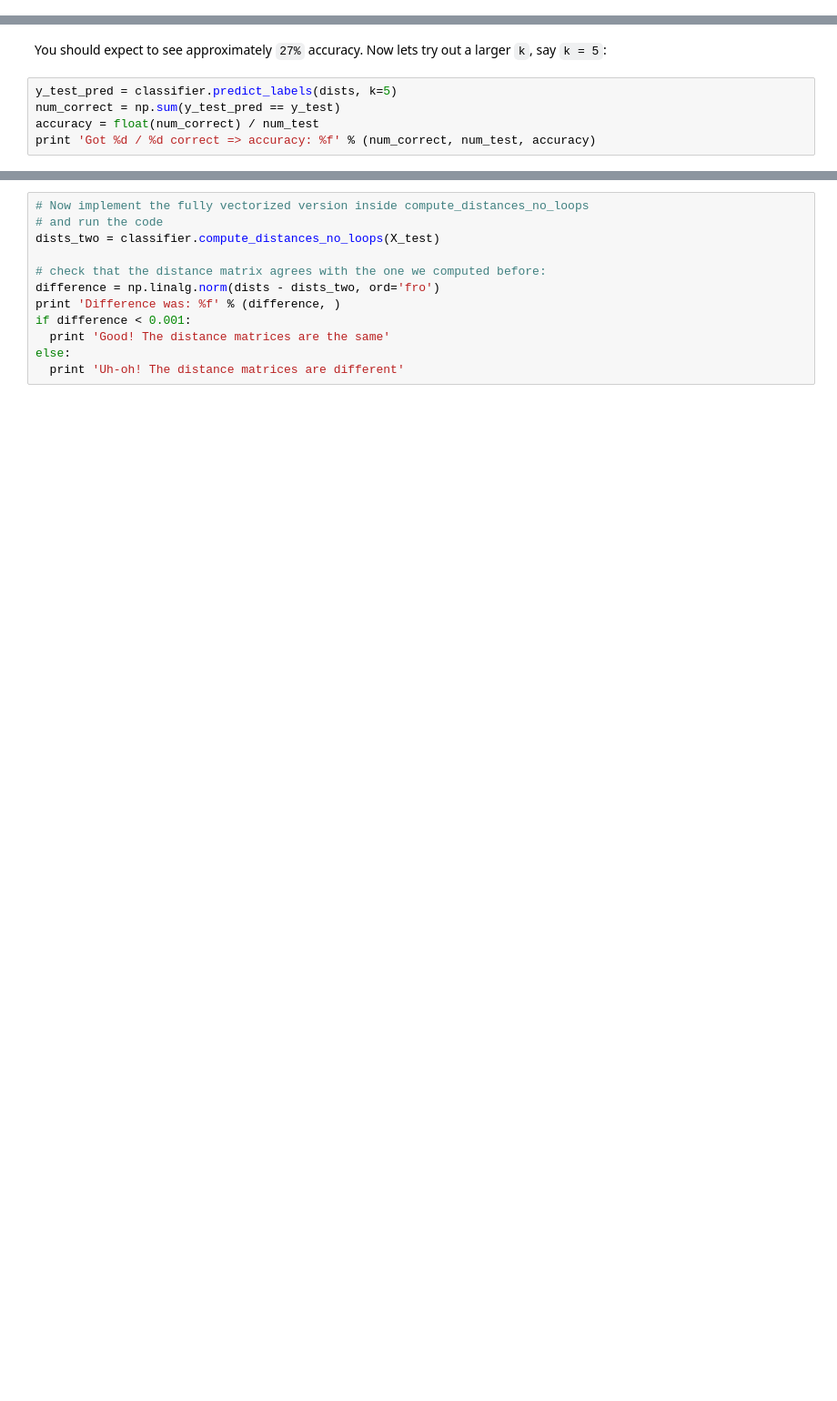
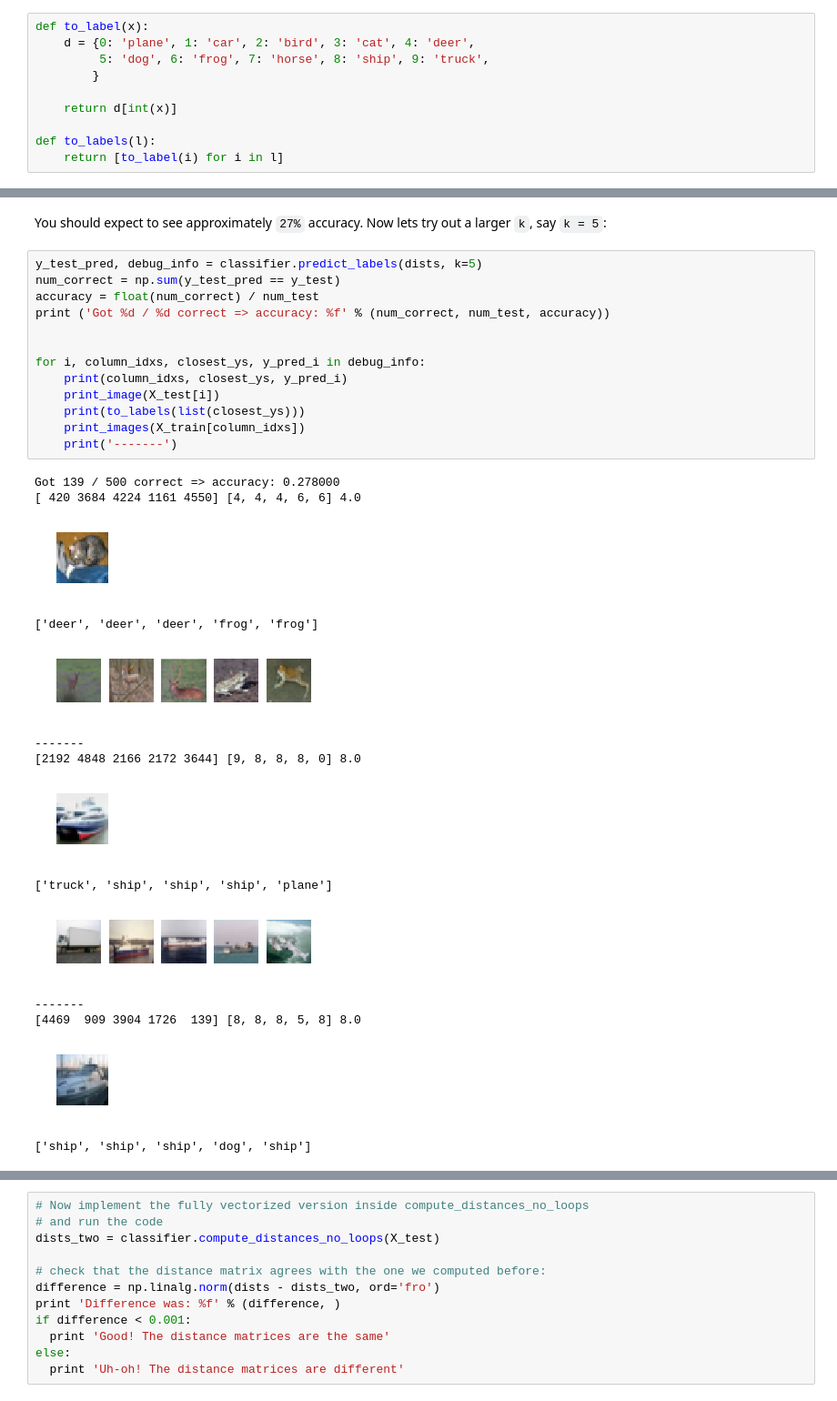
Before and after one commit to probe301/kaggle, a Jupyter notebook: CS231n_assignment1/knn.ipynb, the cells around one changed output, grey strips where cells are left out. Shown at 91% size. Cells and saved outputs as stored; diff of their text form; blank space fills up the shorter version.

```diff
--- a/CS231n_assignment1/knn.ipynb
+++ b/CS231n_assignment1/knn.ipynb
@@ -44,3 +80,13 @@ print ('Test labels shape: ', y_test.shape)
+# %%
+def to_label(x):
+    d = {0: 'plane', 1: 'car', 2: 'bird', 3: 'cat', 4: 'deer',
+         5: 'dog', 6: 'frog', 7: 'horse', 8: 'ship', 9: 'truck',
+        }
+
+    return d[int(x)]
+
+def to_labels(l):
+    return [to_label(i) for i in l]
 # %%
 # Visualize some examples from the dataset.
 # We show a few examples of training images from each class.
@@ -122,7 +217,30 @@ print 'Got %d / %d correct => accuracy: %f' % (num_correct, num_test, accuracy)
 # %% [markdown]
 You should expect to see approximately `27%` accuracy. Now lets try out a larger `k`, say `k = 5`:
 # %%
-y_test_pred = classifier.predict_labels(dists, k=5)
+y_test_pred, debug_info = classifier.predict_labels(dists, k=5)
 num_correct = np.sum(y_test_pred == y_test)
 accuracy = float(num_correct) / num_test
-print 'Got %d / %d correct => accuracy: %f' % (num_correct, num_test, accuracy)
+print ('Got %d / %d correct => accuracy: %f' % (num_correct, num_test, accuracy))
+
+
+for i, column_idxs, closest_ys, y_pred_i in debug_info:
+    print(column_idxs, closest_ys, y_pred_i)
+    print_image(X_test[i])
+    print(to_labels(list(closest_ys)))
+    print_images(X_train[column_idxs])
+    print('-------')
+# %% [output]
+Got 139 / 500 correct => accuracy: 0.278000
+[ 420 3684 4224 1161 4550] [4, 4, 4, 6, 6] 4.0
+[figure, added]
+['deer', 'deer', 'deer', 'frog', 'frog']
+[figure, added]
+-------
+[2192 4848 2166 2172 3644] [9, 8, 8, 8, 0] 8.0
+[figure, added]
+['truck', 'ship', 'ship', 'ship', 'plane']
+[figure, added]
+-------
+[4469  909 3904 1726  139] [8, 8, 8, 5, 8] 8.0
+[figure, added]
+['ship', 'ship', 'ship', 'dog', 'ship']
```
Also changed, not shown: parts of 16 cells of this notebook, 5 other files.
